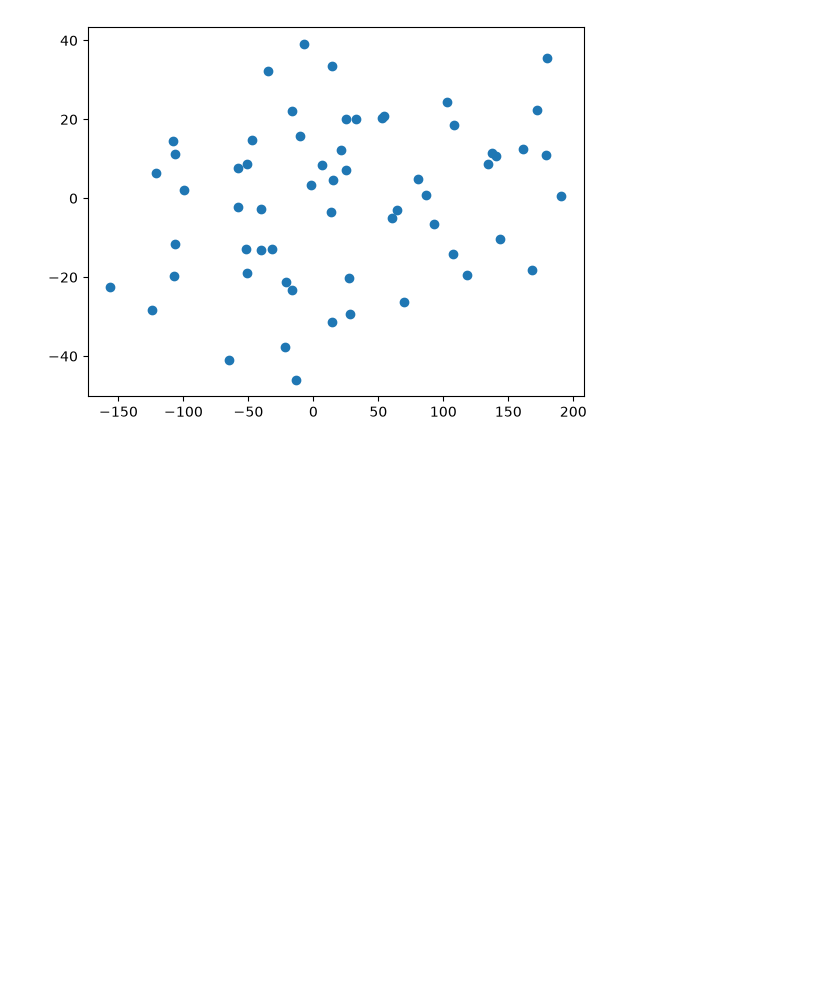
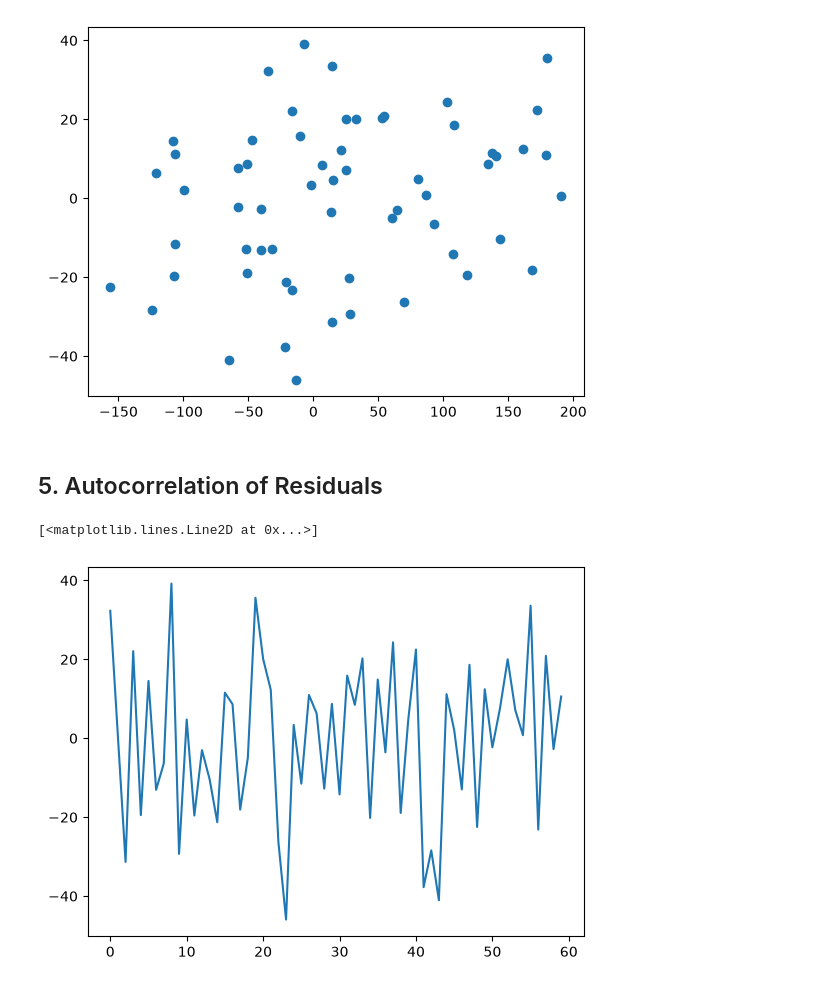
Before and after one commit to vishnu-g4947/AI-ML, a Jupyter notebook: machine_learning/04_MODEL_ALGO/06_LR_assumtions.ipynb, the cells around one changed output. Drawn from its saved outputs; the diff is of its cells as text; code cells hidden in the pictures; blank space fills up the shorter version.

```diff
--- a/machine_learning/04_MODEL_ALGO/06_LR_assumtions.ipynb
+++ b/machine_learning/04_MODEL_ALGO/06_LR_assumtions.ipynb
@@ -92,3 +92,10 @@ plt.scatter(y_pred, residual)
 # %% [output]
 <matplotlib.collections.PathCollection at 0x...>
 [figure]
+# %% [markdown]
+## 5. Autocorrelation of Residuals
+# %%
+plt.plot(residual)
+# %% [output]
+[<matplotlib.lines.Line2D at 0x...>]
+[figure, added]
```
